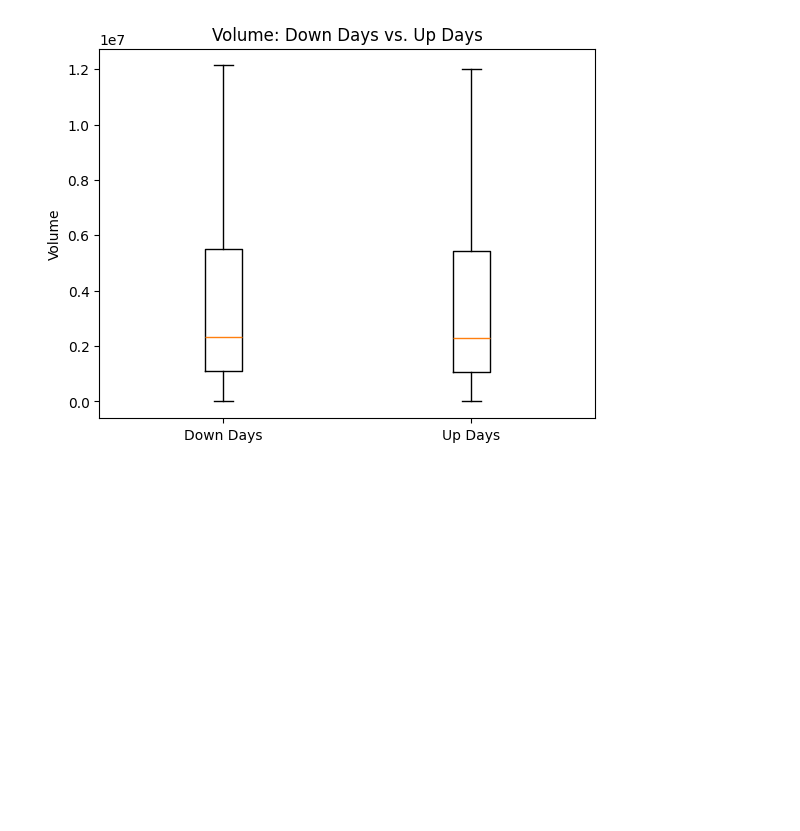
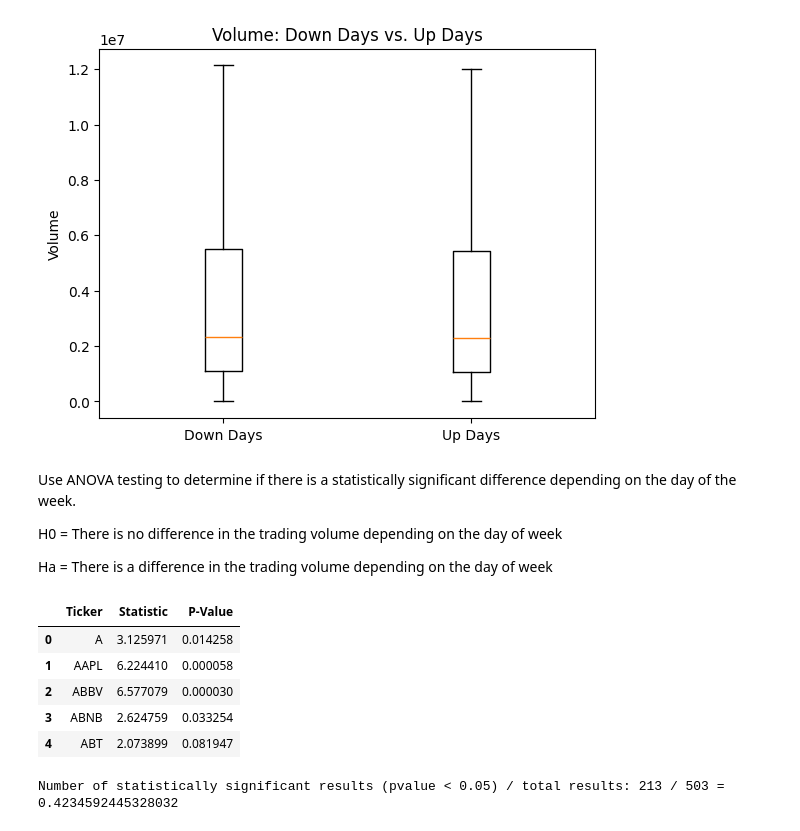
Before and after one commit to scook134/CMSC320_Final_Project, a Jupyter notebook: Final_project.ipynb, the cells around one changed output. Saved outputs shown, nothing was run; the diff lists cells and outputs as text; code cells hidden in the pictures; blank space fills up the shorter version.

Commit message:
ANOVA

```diff
--- a/Final_project.ipynb
+++ b/Final_project.ipynb
@@ -41,3 +47,39 @@ plt.show()
 3.02461560866332e-08
 Reject the null hypothesis
 [figure]
+# %% [markdown]
+Use ANOVA testing to determine if there is a statistically significant difference depending on the day of the week.
+
+H0 = There is no difference in the trading volume depending on the day of week
+
+Ha = There is a difference in the trading volume depending on the day of week
+# %%
+from scipy.stats import f_oneway
+
+volume = df_clean.groupby(["Ticker", "Day of Week"])["Volume"].mean().reset_index()
+temp_storage = {"Ticker": [], "Statistic": [], "P-Value": []}
+for ticker in df_clean["Ticker"].unique():
+    stock = df_clean[df_clean["Ticker"] == ticker]
+    anova = f_oneway(
+        stock[stock["Day of Week"] == "Monday"]["Volume"],
+        stock[stock["Day of Week"] == "Tuesday"]["Volume"],
+        stock[stock["Day of Week"] == "Wednesday"]["Volume"],
+        stock[stock["Day of Week"] == "Thursday"]["Volume"],
+        stock[stock["Day of Week"] == "Friday"]["Volume"],
+    )
+    temp_storage["Ticker"].append(ticker)
+    temp_storage["Statistic"].append(anova.statistic)
+    temp_storage["P-Value"].append(anova.pvalue)
+
+anova_df = pd.DataFrame(temp_storage)
+significant = anova_df[anova_df["P-Value"] < 0.05]
+display(anova_df.head())
+print(f"Number of statistically significant results (pvalue < 0.05) / total results: {len(significant)} / {anova_df.shape[0]} = {len(significant)/anova_df.shape[0]}")
+# %% [output]
+|  | Ticker | Statistic | P-Value |
+| 0 | A | 3.125971 | 0.014258 |
+| 1 | AAPL | 6.224410 | 0.000058 |
+| 2 | ABBV | 6.577079 | 0.000030 |
+| 3 | ABNB | 2.624759 | 0.033254 |
+| 4 | ABT | 2.073899 | 0.081947 |
+Number of statistically significant results (pvalue < 0.05) / total results: 213 / 503 = 0.4234592445328032
```
Also changed, not shown: parts of 8 cells of this notebook.
